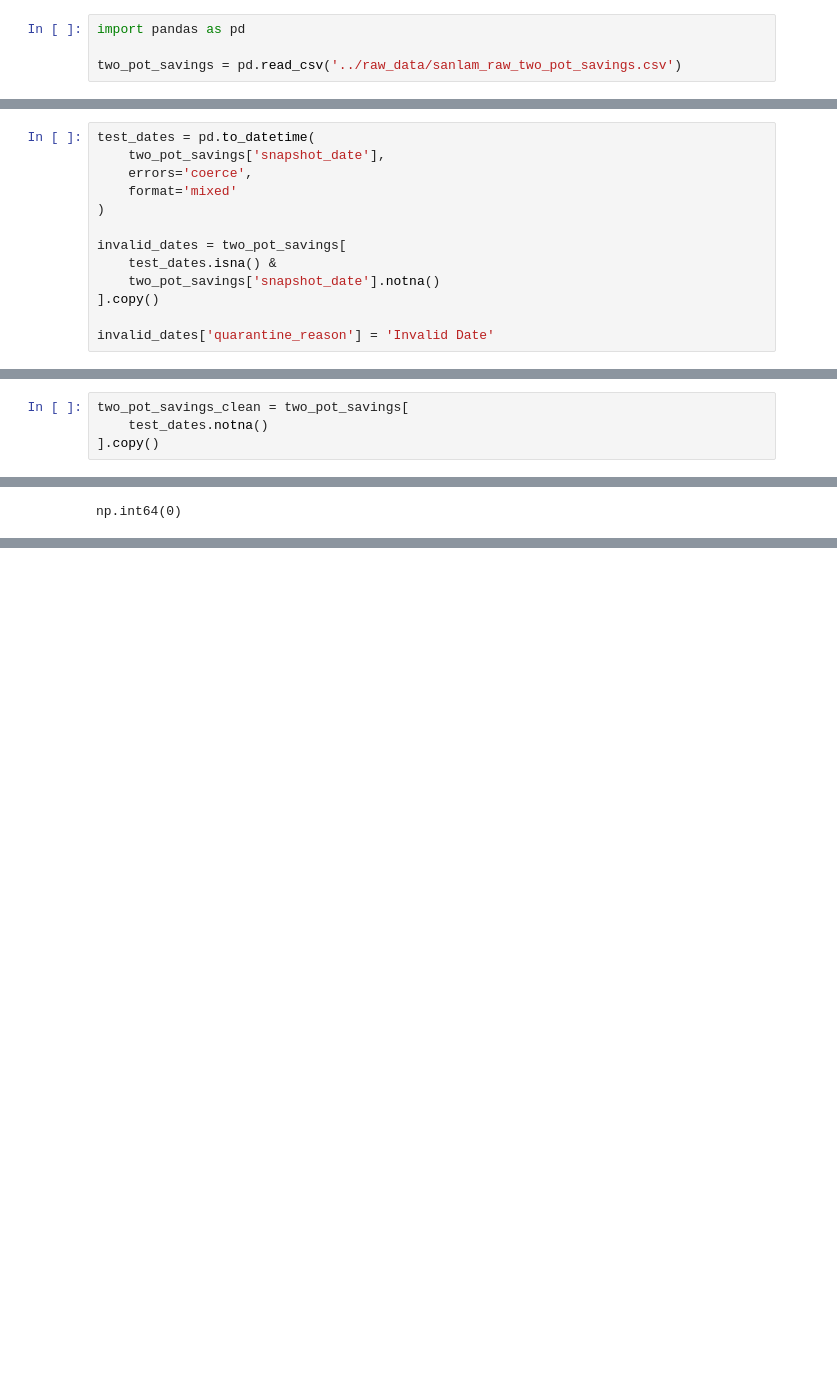
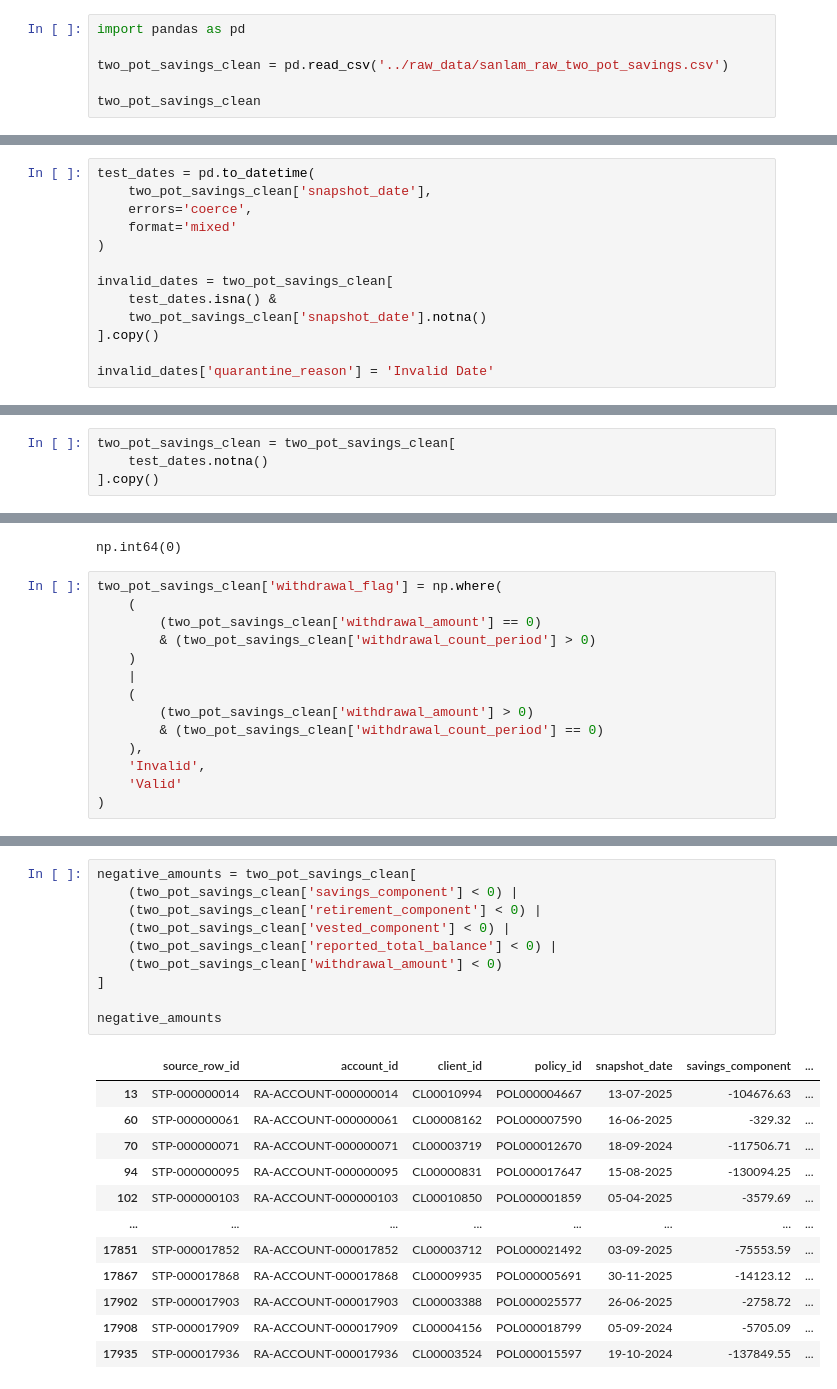
Before and after one commit to LuckyTwala0000/Sanlam-Life-Wealth-1-Retirement, a Jupyter notebook: Notebook/SanlamLife.ipynb, the cells around one changed output, grey strips where cells are left out. Cells and saved outputs as stored; diff of their text form; blank space fills up the shorter version.

```diff
--- a/Notebook/SanlamLife.ipynb
+++ b/Notebook/SanlamLife.ipynb
@@ -123,5 +123,7 @@ advisor
 # %%
 import pandas as pd
 
-two_pot_savings = pd.read_csv('../raw_data/sanlam_raw_two_pot_savings.csv')
+two_pot_savings_clean = pd.read_csv('../raw_data/sanlam_raw_two_pot_savings.csv')
+
+two_pot_savings_clean
 # %%
@@ -213,14 +212,14 @@ missing_dates['quarantine_reason'] = 'Missing Date'
 missing_dates
 # %%
 test_dates = pd.to_datetime(
-    two_pot_savings['snapshot_date'],
+    two_pot_savings_clean['snapshot_date'],
     errors='coerce',
     format='mixed'
 )
 
-invalid_dates = two_pot_savings[
+invalid_dates = two_pot_savings_clean[
     test_dates.isna() &
-    two_pot_savings['snapshot_date'].notna()
+    two_pot_savings_clean['snapshot_date'].notna()
 ].copy()
 
 invalid_dates['quarantine_reason'] = 'Invalid Date'
@@ -244,7 +243,7 @@ quarantine_snapshot_date.to_csv(
     index=False
 )
 # %%
-two_pot_savings_clean = two_pot_savings[
+two_pot_savings_clean = two_pot_savings_clean[
     test_dates.notna()
 ].copy()
 # %%
@@ -716,3 +715,17 @@ two_pot_savings_clean['balance_flag'] = np.where(
 two_pot_savings_clean.duplicated().sum()
 # %% [output]
 np.int64(0)
+# %%
+two_pot_savings_clean['withdrawal_flag'] = np.where(
+    (
+        (two_pot_savings_clean['withdrawal_amount'] == 0)
+        & (two_pot_savings_clean['withdrawal_count_period'] > 0)
+    )
+    |
+    (
+        (two_pot_savings_clean['withdrawal_amount'] > 0)
+        & (two_pot_savings_clean['withdrawal_count_period'] == 0)
+    ),
+    'Invalid',
+    'Valid'
+)
@@ -718,0 +739,23 @@ np.int64(0)
+# %%
+negative_amounts = two_pot_savings_clean[
+    (two_pot_savings_clean['savings_component'] < 0) |
+    (two_pot_savings_clean['retirement_component'] < 0) |
+    (two_pot_savings_clean['vested_component'] < 0) |
+    (two_pot_savings_clean['reported_total_balance'] < 0) |
+    (two_pot_savings_clean['withdrawal_amount'] < 0)
+]
+
+negative_amounts
+# %% [output]
+|  | source_row_id | account_id | client_id | policy_id | snapshot_date | savings_component | ... |
+| 13 | STP-000000014 | RA-ACCOUNT-000000014 | CL00010994 | POL000004667 | 13-07-2025 | -104676.63 | ... |
+| 60 | STP-000000061 | RA-ACCOUNT-000000061 | CL00008162 | POL000007590 | 16-06-2025 | -329.32 | ... |
+| 70 | STP-000000071 | RA-ACCOUNT-000000071 | CL00003719 | POL000012670 | 18-09-2024 | -117506.71 | ... |
+| 94 | STP-000000095 | RA-ACCOUNT-000000095 | CL00000831 | POL000017647 | 15-08-2025 | -130094.25 | ... |
+| 102 | STP-000000103 | RA-ACCOUNT-000000103 | CL00010850 | POL000001859 | 05-04-2025 | -3579.69 | ... |
+| ... | ... | ... | ... | ... | ... | ... | ... |
+| 17851 | STP-000017852 | RA-ACCOUNT-000017852 | CL00003712 | POL000021492 | 03-09-2025 | -75553.59 | ... |
+| 17867 | STP-000017868 | RA-ACCOUNT-000017868 | CL00009935 | POL000005691 | 30-11-2025 | -14123.12 | ... |
+| 17902 | STP-000017903 | RA-ACCOUNT-000017903 | CL00003388 | POL000025577 | 26-06-2025 | -2758.72 | ... |
+| 17908 | STP-000017909 | RA-ACCOUNT-000017909 | CL00004156 | POL000018799 | 05-09-2024 | -5705.09 | ... |
+| 17935 | STP-000017936 | RA-ACCOUNT-000017936 | CL00003524 | POL000015597 | 19-10-2024 | -137849.55 | ... |
```
Also changed, not shown: parts of 13 cells of this notebook, 1 other file.
